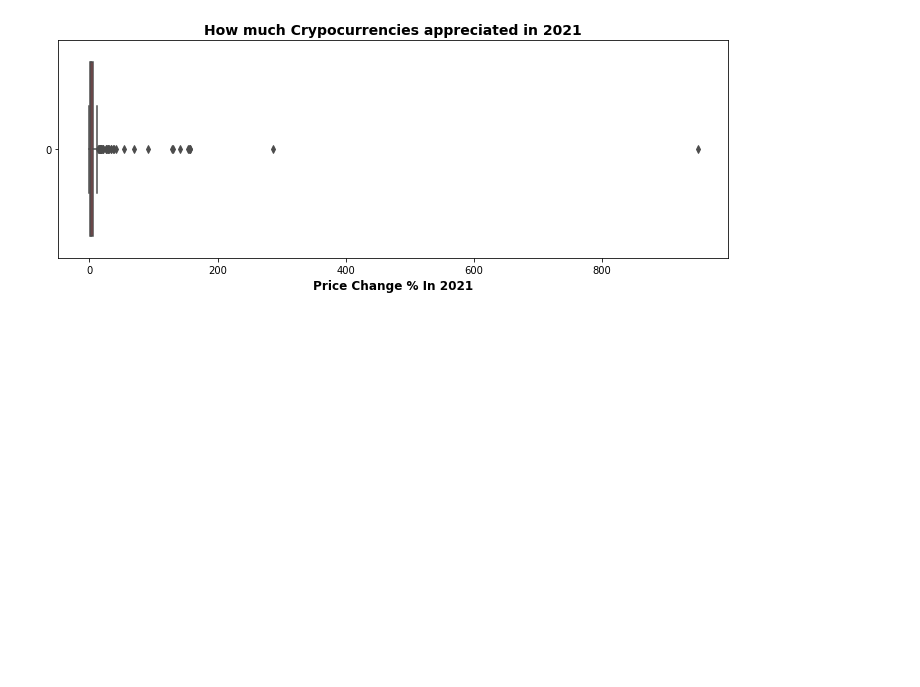
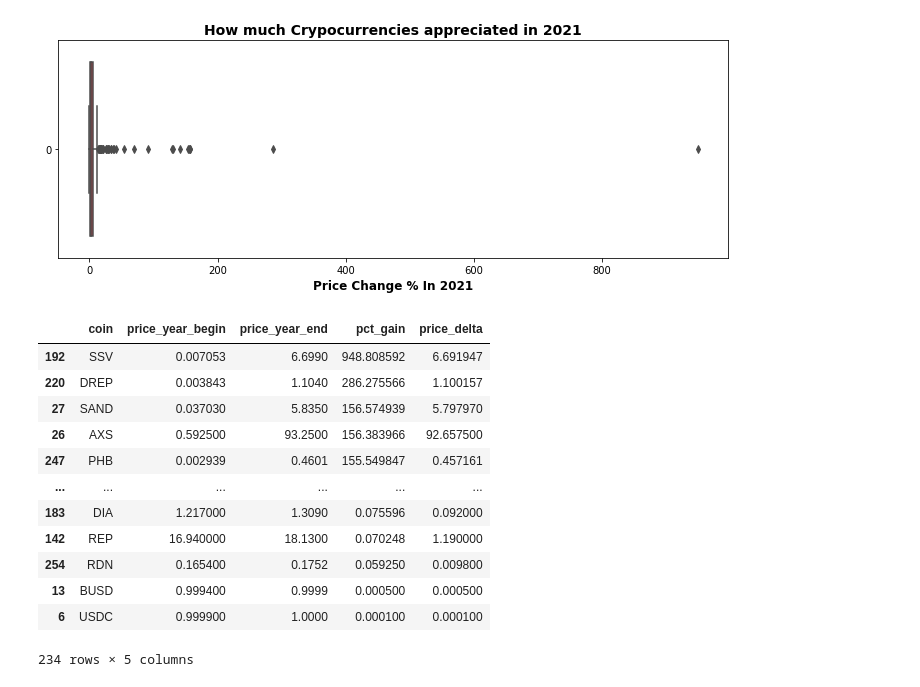
Before and after one commit to scochran3/public_notebooks, a Jupyter notebook: Coinbud/BlogPosts/Crypto's Biggest Gainers and Losers in 2021.ipynb, the cells around one changed output. Cells and saved outputs as stored; diff of their text form; code cells hidden in the pictures; blank space fills up the shorter version.

```diff
--- a/Coinbud/BlogPosts/Crypto's Biggest Gainers and Losers in 2021.ipynb
+++ b/Coinbud/BlogPosts/Crypto's Biggest Gainers and Losers in 2021.ipynb
@@ -239,3 +295,19 @@ p.set_title("How much Crypocurrencies appreciated in 2021", fontsize=14, fontwei
 # %% [output]
 Text(0.5, 1.0, 'How much Crypocurrencies appreciated in 2021')
 [figure]
+# %%
+combined[combined['pct_gain'] > 0]
+# %% [output]
+|  | coin | price_year_begin | price_year_end | pct_gain | price_delta |
+| 192 | SSV | 0.007053 | 6.6990 | 948.808592 | 6.691947 |
+| 220 | DREP | 0.003843 | 1.1040 | 286.275566 | 1.100157 |
+| 27 | SAND | 0.037030 | 5.8350 | 156.574939 | 5.797970 |
+| 26 | AXS | 0.592500 | 93.2500 | 156.383966 | 92.657500 |
+| 247 | PHB | 0.002939 | 0.4601 | 155.549847 | 0.457161 |
+| ... | ... | ... | ... | ... | ... |
+| 183 | DIA | 1.217000 | 1.3090 | 0.075596 | 0.092000 |
+| 142 | REP | 16.940000 | 18.1300 | 0.070248 | 1.190000 |
+| 254 | RDN | 0.165400 | 0.1752 | 0.059250 | 0.009800 |
+| 13 | BUSD | 0.999400 | 0.9999 | 0.000500 | 0.000500 |
+| 6 | USDC | 0.999900 | 1.0000 | 0.000100 | 0.000100 |
+234 rows × 5 columns
```
Also changed, not shown: parts of 7 cells of this notebook.
